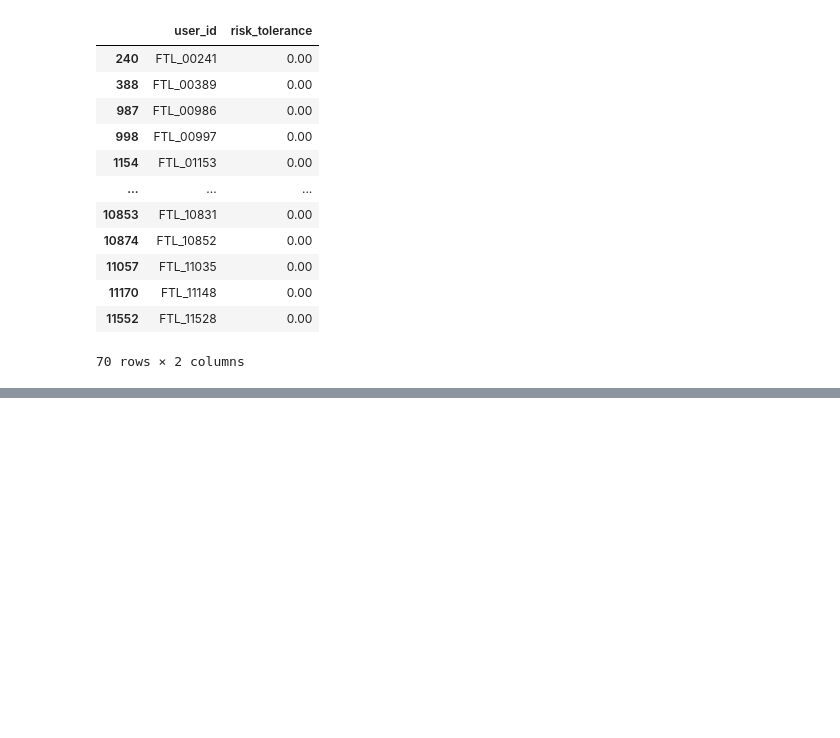
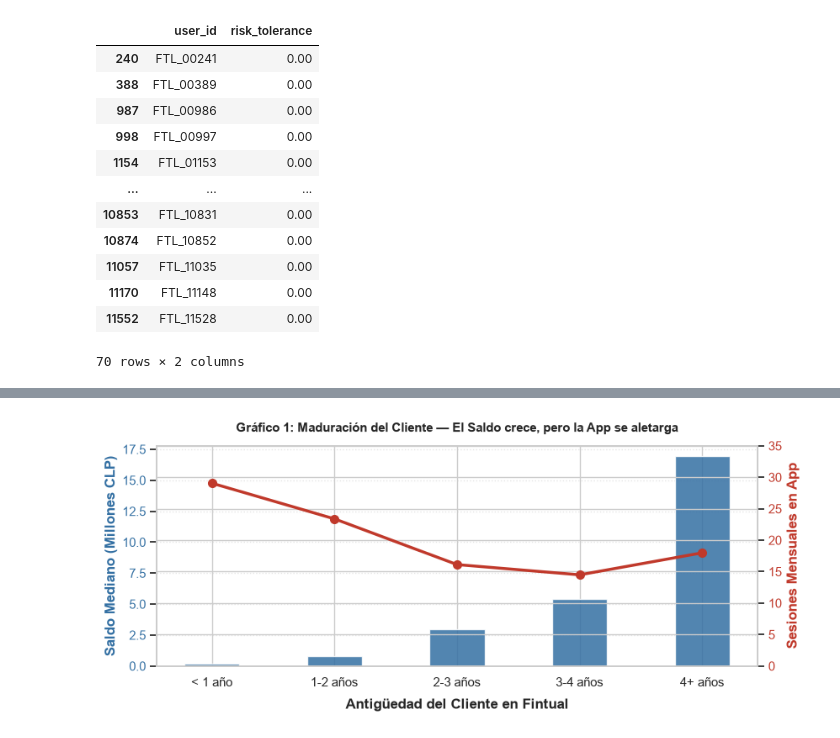
Before and after one commit to fcisternasg/fintual-card-marketing-analytics, a Jupyter notebook: Taller_Fintual.ipynb, the cells around one changed output, grey strips where cells are left out. Cells and saved outputs as stored; diff of their text form; code cells hidden in the pictures; blank space fills up the shorter version.

```diff
--- a/Taller_Fintual.ipynb
+++ b/Taller_Fintual.ipynb
@@ -189,0 +482,37 @@ Registros con tolerancia de riesgo inválida: 70
+# %%
+# GRAFICO 1: Matplotlib puro - Curva de maduracion del cliente
+usuarios_copia['anios_activo'] = pd.cut(
+    usuarios_copia['months_active'],
+    bins=[0, 12, 24, 36, 48, 100],
+    labels=['< 1 año', '1-2 años', '2-3 años', '3-4 años', '4+ años']
+)
+
+maduracion = usuarios_copia.groupby('anios_activo', observed=False).agg(
+    saldo_mediano=('total_invested', lambda x: x.median() / 1_000_000),
+    sesiones_prom=('app_sessions_month', 'mean')
+).reset_index()
+
+fig, ax1 = plt.subplots(figsize=(8.5, 3.8))
+
+# 1. Barras: Saldo mediano acumulado
+color_barras = '#3470a3'
+ax1.bar(maduracion['anios_activo'], maduracion['saldo_mediano'], color=color_barras, width=0.45, alpha=0.85)
+ax1.set_xlabel("Antigüedad del Cliente en Fintual", fontweight='bold', labelpad=8)
+ax1.set_ylabel("Saldo Mediano (Millones CLP)", color=color_barras, fontweight='bold')
+ax1.tick_params(axis='y', labelcolor=color_barras)
+ax1.grid(axis='y', linestyle=':', alpha=0.5)
+
+# 2. Linea: Frecuencia de uso de la App
+ax2 = ax1.twinx()
+color_linea = '#c0392b'
+ax2.plot(maduracion['anios_activo'], maduracion['sesiones_prom'], color=color_linea, marker='o', linewidth=2.5, markersize=7)
+ax2.set_ylabel("Sesiones Mensuales en App", color=color_linea, fontweight='bold')
+ax2.tick_params(axis='y', labelcolor=color_linea)
+ax2.set_ylim(0, 35)
+
+plt.title("Gráfico 1: Maduración del Cliente — El Saldo crece, pero la App se aletarga",
+          fontsize=11, fontweight='bold', pad=12)
+plt.tight_layout()
+plt.show()
+# %% [output]
+[figure, added]
```
Also changed, not shown: parts of 35 cells of this notebook.
